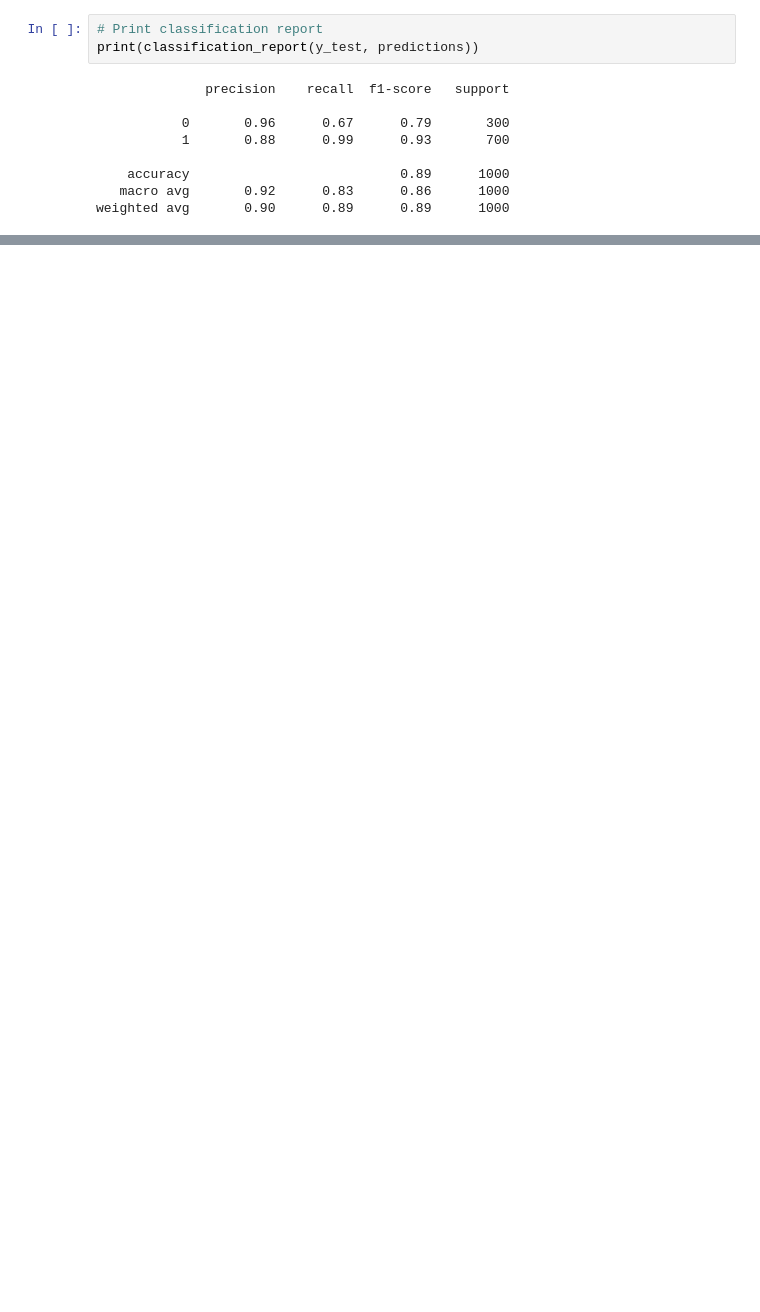
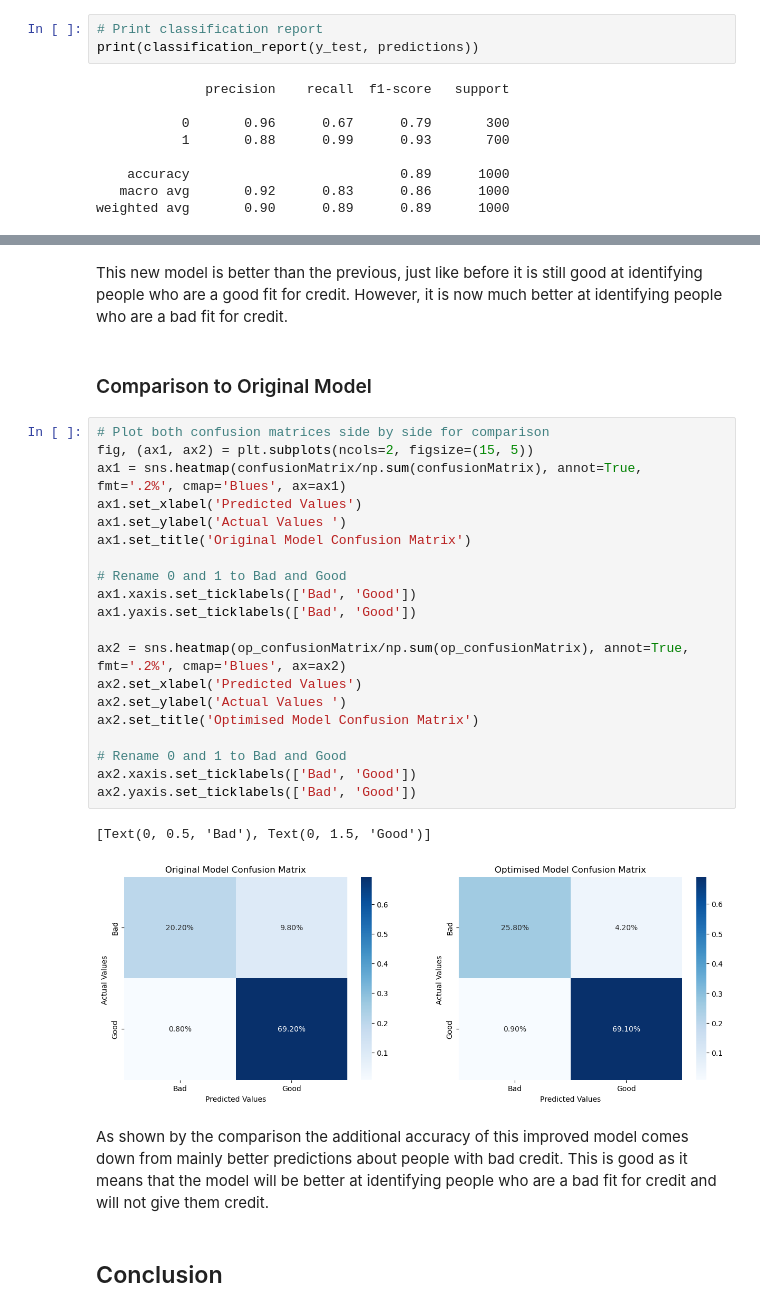
Before and after one commit to ajayvarghese2000/22WSD074-Machine-Learning-Principles-CW2, a Jupyter notebook: code.ipynb, the cells around one changed output, grey strips where cells are left out. Cells and saved outputs as stored; diff of their text form; blank space fills up the shorter version.

```diff
--- a/code.ipynb
+++ b/code.ipynb
@@ -1364,0 +1505,31 @@ Text(0.5, 1.0, 'Confusion Matrix')
+# %% [markdown]
+This new model is better than the previous, just like before it is still good at identifying people who are a good fit for credit. However, it is now much better at identifying people who are a bad fit for credit.
+# %% [markdown]
+### Comparison to Original Model
+# %%
+# Plot both confusion matrices side by side for comparison
+fig, (ax1, ax2) = plt.subplots(ncols=2, figsize=(15, 5))
+ax1 = sns.heatmap(confusionMatrix/np.sum(confusionMatrix), annot=True,  fmt='.2%', cmap='Blues', ax=ax1)
+ax1.set_xlabel('Predicted Values')
+ax1.set_ylabel('Actual Values ')
+ax1.set_title('Original Model Confusion Matrix')
+
+# Rename 0 and 1 to Bad and Good
+ax1.xaxis.set_ticklabels(['Bad', 'Good'])
+ax1.yaxis.set_ticklabels(['Bad', 'Good'])
+
+ax2 = sns.heatmap(op_confusionMatrix/np.sum(op_confusionMatrix), annot=True,  fmt='.2%', cmap='Blues', ax=ax2)
+ax2.set_xlabel('Predicted Values')
+ax2.set_ylabel('Actual Values ')
+ax2.set_title('Optimised Model Confusion Matrix')
+
+# Rename 0 and 1 to Bad and Good
+ax2.xaxis.set_ticklabels(['Bad', 'Good'])
+ax2.yaxis.set_ticklabels(['Bad', 'Good'])
+# %% [output]
+[Text(0, 0.5, 'Bad'), Text(0, 1.5, 'Good')]
+[figure, added]
+# %% [markdown]
+As shown by the comparison the additional accuracy of this improved model comes down from mainly better predictions about people with bad credit. This is good as it means that the model will be better at identifying people who are a bad fit for credit and will not give them credit.
+# %% [markdown]
+## Conclusion
```
Also changed, not shown: parts of 17 cells of this notebook.
